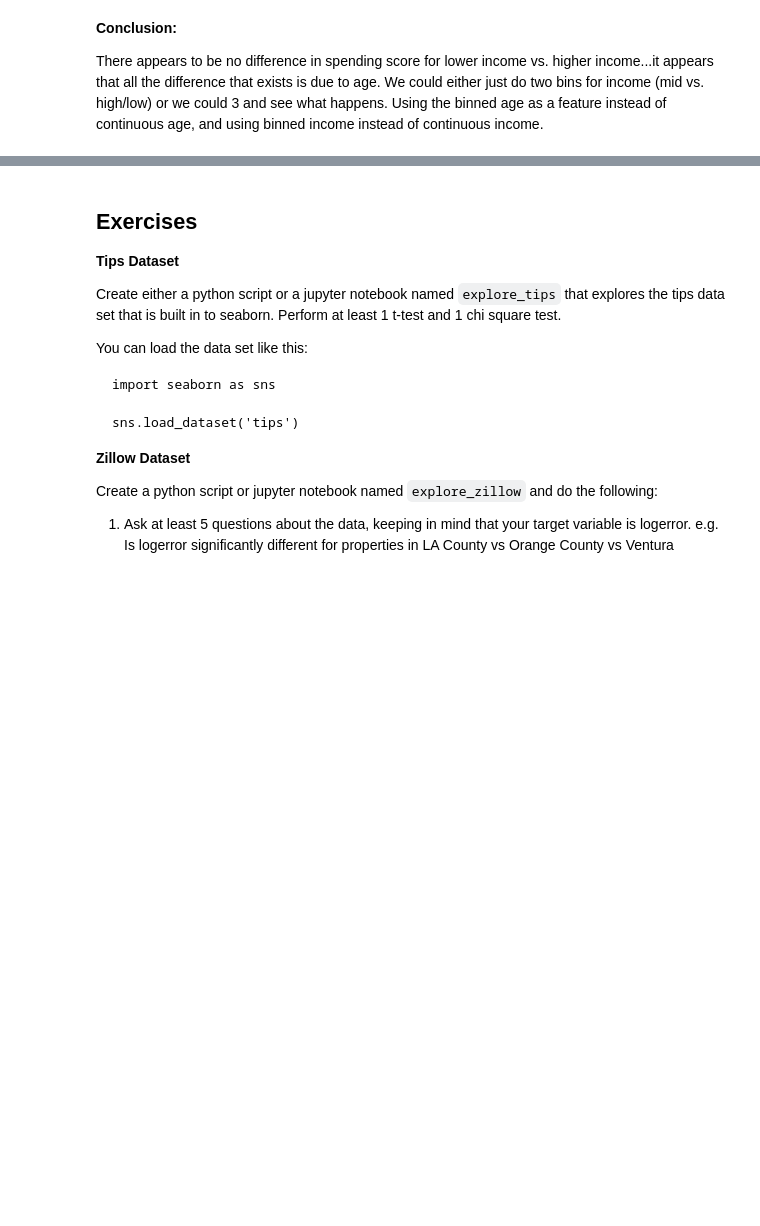
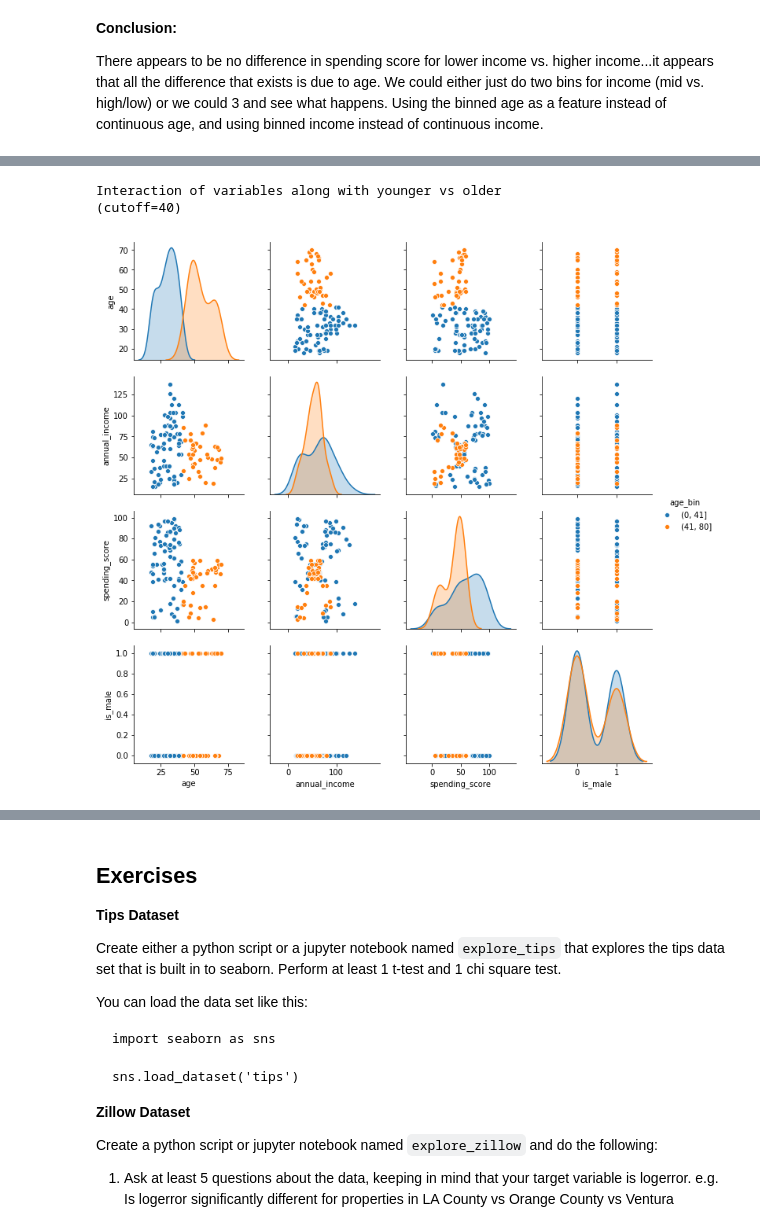
Before and after one commit to CodeupClassroom/darden-clustering, a Jupyter notebook: exploration.ipynb, the cells around one changed output, grey strips where cells are left out. Drawn from its saved outputs; the diff is of its cells as text; code cells hidden in the pictures; blank space fills up the shorter version.

```diff
--- a/exploration.ipynb
+++ b/exploration.ipynb
@@ -436,0 +482,8 @@ sns.pairplot()
+# %%
+print("Interaction of variables along with younger vs older\n(cutoff=40)")
+sns.pairplot(train, hue='age_bin')
+plt.show()
+# %% [output]
+Interaction of variables along with younger vs older
+(cutoff=40)
+[figure, added]
```
Also changed, not shown: parts of 30 cells of this notebook.
